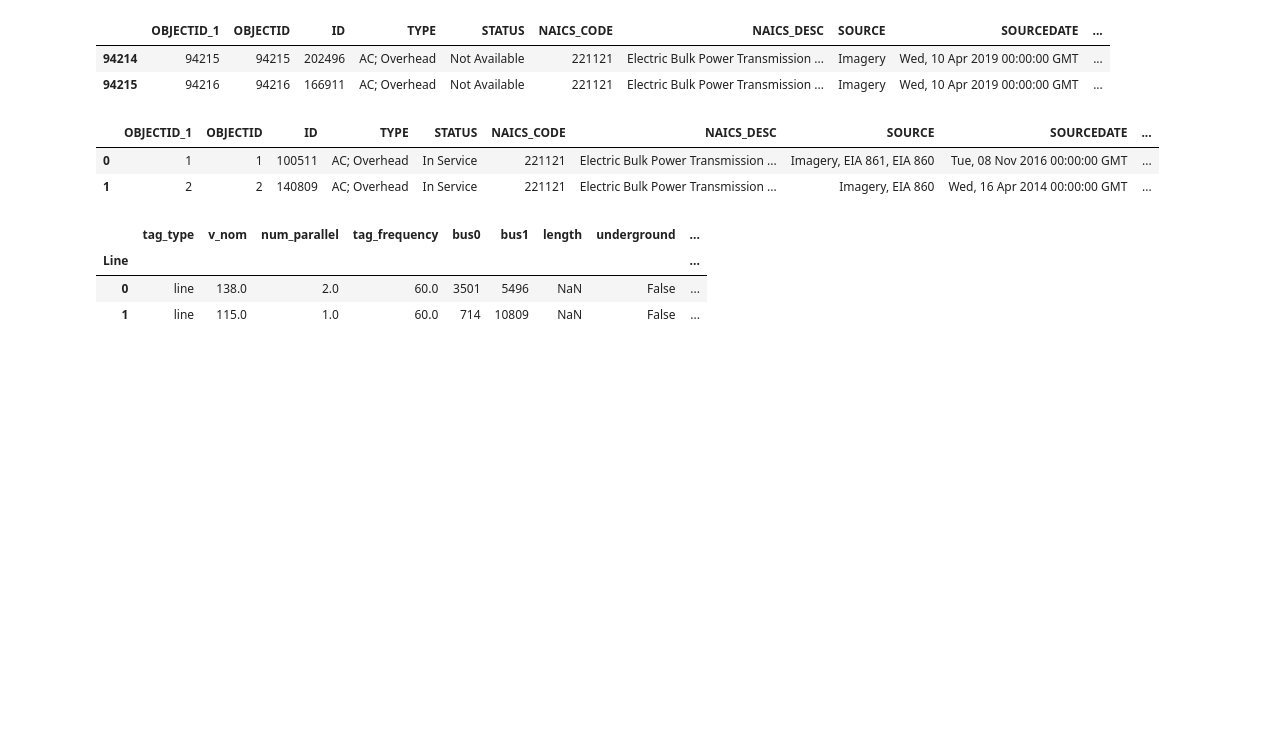
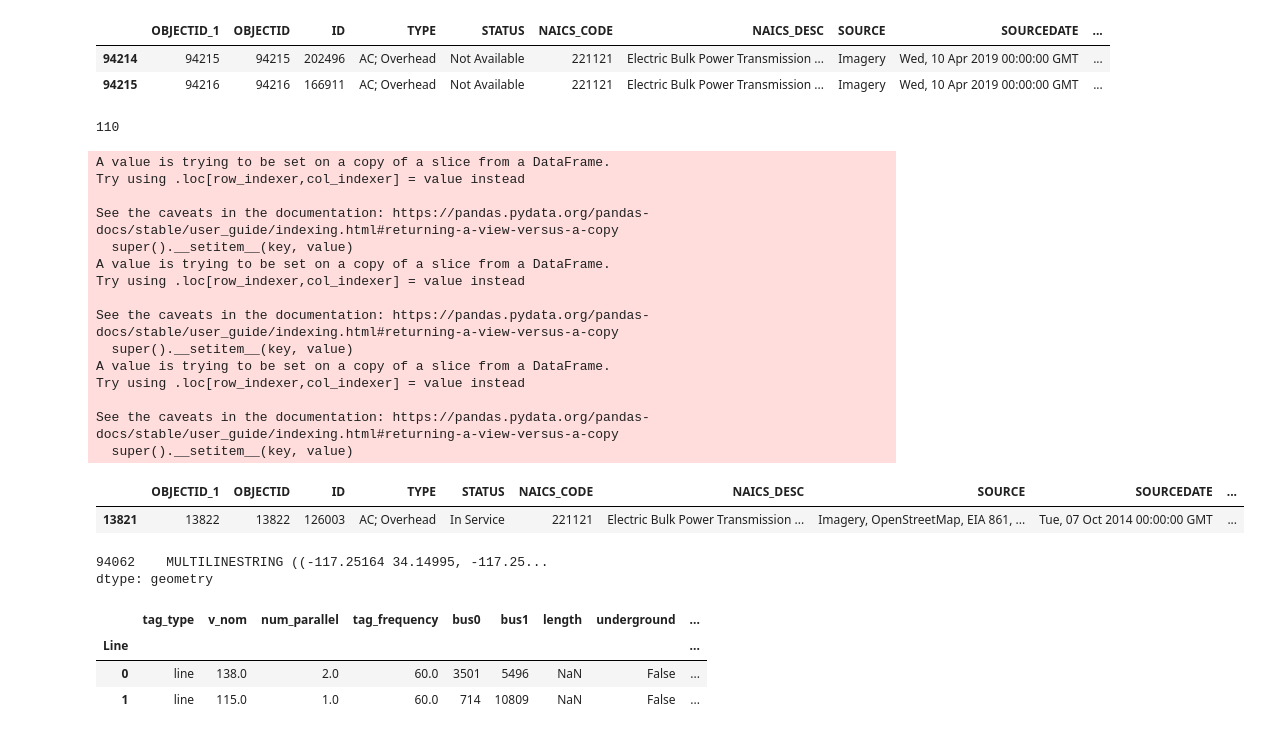
Before and after one commit to open-energy-transition/geothermal-modelling, a Jupyter notebook: analysis/notebooks/network_comparison.ipynb, the cells around one changed output. Saved outputs shown, nothing was run; the diff lists cells and outputs as text; code cells hidden in the pictures; blank space fills up the shorter version.

```diff
--- a/analysis/notebooks/network_comparison.ipynb
+++ b/analysis/notebooks/network_comparison.ipynb
@@ -354,19 +381,65 @@ eia_base_network.tail(2)
 |  | OBJECTID_1 | OBJECTID | ID | TYPE | STATUS | NAICS_CODE | NAICS_DESC | SOURCE | SOURCEDATE | ... |
 | 94214 | 94215 | 94215 | 202496 | AC; Overhead | Not Available | 221121 | Electric Bulk Power Transmission ... | Imagery | Wed, 10 Apr 2019 00:00:00 GMT | ... |
 | 94215 | 94216 | 94216 | 166911 | AC; Overhead | Not Available | 221121 | Electric Bulk Power Transmission ... | Imagery | Wed, 10 Apr 2019 00:00:00 GMT | ... |
+# %%
+eia_base_network["geometry_type"] = eia_base_network.geom_type
+len(eia_base_network[eia_base_network["geometry_type"]=="MultiLineString"]["OBJECTID_1"].values)
+# %% [output]
+110
 # %%
-eia_base_network = eia_base_network.head(2)
-eia_base_network["boundaries"] = eia_base_network["geometry"].boundary
-eia_base_network[["boundaries_0", "boundaries_1"]]= eia_base_network["boundaries"].explode(index_parts=True).unstack()
-eia_base_network
+#eia_base_network_copy = eia_base_network[eia_base_network["OBJECTID_1"]==2791] # --> line to remove (220-287)
+#eia_base_network_copy = eia_base_network[eia_base_network["OBJECTID_1"]==13822] # --> line to remove (Under 100)
+#eia_base_network_copy = eia_base_network[eia_base_network["OBJECTID_1"]==76120] # --> line to remove (100-161)
+#eia_base_network_copy = eia_base_network[eia_base_network["OBJECTID_1"]==91845] # --> line to remove (Under 100)
+#eia_base_network_copy = eia_base_network[eia_base_network["OBJECTID_1"]==92557] # --> line to remove (Under 100)
+#eia_base_network_copy = eia_base_network[eia_base_network["OBJECTID_1"]==93203] # --> line to remove (Under 100)
+#eia_base_network_copy = eia_base_network[eia_base_network["OBJECTID_1"]==93215] # --> line to remove (Under 100)
+#eia_base_network_copy = eia_base_network[eia_base_network["OBJECTID_1"]==93327] # --> line to remove (Under 100)
+#eia_base_network_copy = eia_base_network[eia_base_network["OBJECTID_1"]==93408] # --> line to remove (Under 100)
+#eia_base_network_copy = eia_base_network[eia_base_network["OBJECTID_1"]==93603] # --> line to remove (Under 100)
+#eia_base_network_copy = eia_base_network[eia_base_network["OBJECTID_1"]==93649] # --> line to remove (Under 100)
+#eia_base_network_copy = eia_base_network[eia_base_network["OBJECTID_1"]==93687] # --> line to remove (Not Available)
+#eia_base_network_copy = eia_base_network[eia_base_network["OBJECTID_1"]==93852] # --> line to remove (220-287)
+#eia_base_network_copy = eia_base_network[eia_base_network["OBJECTID_1"]==93986] # --> line to remove (Under 100)
+#eia_base_network_copy = eia_base_network[eia_base_network["OBJECTID_1"]==93852] # --> line to remove (220-287)
+#eia_base_network_copy = eia_base_network[eia_base_network["OBJECTID_1"]==93987] # --> line to remove (Under 100)
+#eia_base_network_copy = eia_base_network[eia_base_network["OBJECTID_1"]==94063] # --> line to remove (Under 100)
+eia_base_network_copy = eia_base_network[(eia_base_network["OBJECTID_1"]>13822) & (eia_base_network["OBJECTID_1"]<23000)]
+eia_base_network_copy["boundaries"] = eia_base_network_copy["geometry"].boundary
+eia_base_network_copy[["boundaries_0", "boundaries_1"]]= eia_base_network_copy["boundaries"].explode(index_parts=True).unstack()
+#eia_base_network_copy["boundaries"].explode(index_parts=True).unstack().tail()
+#eia_base_network_copy.tail(10)
 # %% [output]
-|  | OBJECTID_1 | OBJECTID | ID | TYPE | STATUS | NAICS_CODE | NAICS_DESC | SOURCE | SOURCEDATE | ... |
-| 0 | 1 | 1 | 100511 | AC; Overhead | In Service | 221121 | Electric Bulk Power Transmission ... | Imagery, EIA 861, EIA 860 | Tue, 08 Nov 2016 00:00:00 GMT | ... |
-| 1 | 2 | 2 | 140809 | AC; Overhead | In Service | 221121 | Electric Bulk Power Transmission ... | Imagery, EIA 860 | Wed, 16 Apr 2014 00:00:00 GMT | ... |
+A value is trying to be set on a copy of a slice from a DataFrame.
+Try using .loc[row_indexer,col_indexer] = value instead
+
+See the caveats in the documentation: https://pandas.pydata.org/pandas-docs/stable/user_guide/indexing.html#returning-a-view-versus-a-copy
+  super().__setitem__(key, value)
+A value is trying to be set on a copy of a slice from a DataFrame.
+Try using .loc[row_indexer,col_indexer] = value instead
+
+See the caveats in the documentation: https://pandas.pydata.org/pandas-docs/stable/user_guide/indexing.html#returning-a-view-versus-a-copy
+  super().__setitem__(key, value)
+A value is trying to be set on a copy of a slice from a DataFrame.
+Try using .loc[row_indexer,col_indexer] = value instead
+
+See the caveats in the documentation: https://pandas.pydata.org/pandas-docs/stable/user_guide/indexing.html#returning-a-view-versus-a-copy
+  super().__setitem__(key, value)
-# %%
-base_network_pypsa_earth.lines.head(2)
-# %% [output]
-|  | tag_type | v_nom | num_parallel | tag_frequency | bus0 | bus1 | length | underground | ... |
-| Line |  |  |  |  |  |  |  |  | ... |
-| 0 | line | 138.0 | 2.0 | 60.0 | 3501 | 5496 | NaN | False | ... |
-| 1 | line | 115.0 | 1.0 | 60.0 | 714 | 10809 | NaN | False | ... |
+# %%
+eia_base_network[eia_base_network["OBJECTID_1"]==13822]
+# %% [output]
+|  | OBJECTID_1 | OBJECTID | ID | TYPE | STATUS | NAICS_CODE | NAICS_DESC | SOURCE | SOURCEDATE | ... |
+| 13821 | 13822 | 13822 | 126003 | AC; Overhead | In Service | 221121 | Electric Bulk Power Transmission ... | Imagery, OpenStreetMap, EIA 861, ... | Tue, 07 Oct 2014 00:00:00 GMT | ... |
+# %%
+df = eia_base_network[eia_base_network["OBJECTID_1"]==94063]["geometry"].line_merge(directed=False).line_merge(directed=False).line_merge(directed=False)
+df
+# %% [output]
+94062    MULTILINESTRING ((-117.25164 34.14995, -117.25...
+dtype: geometry
+# %%
+base_network_pypsa_earth.lines.head(2)
+# %% [output]
+|  | tag_type | v_nom | num_parallel | tag_frequency | bus0 | bus1 | length | underground | ... |
+| Line |  |  |  |  |  |  |  |  | ... |
+| 0 | line | 138.0 | 2.0 | 60.0 | 3501 | 5496 | NaN | False | ... |
+| 1 | line | 115.0 | 1.0 | 60.0 | 714 | 10809 | NaN | False | ... |
```
Also changed, not shown: parts of 6 cells of this notebook, 1 other file.
